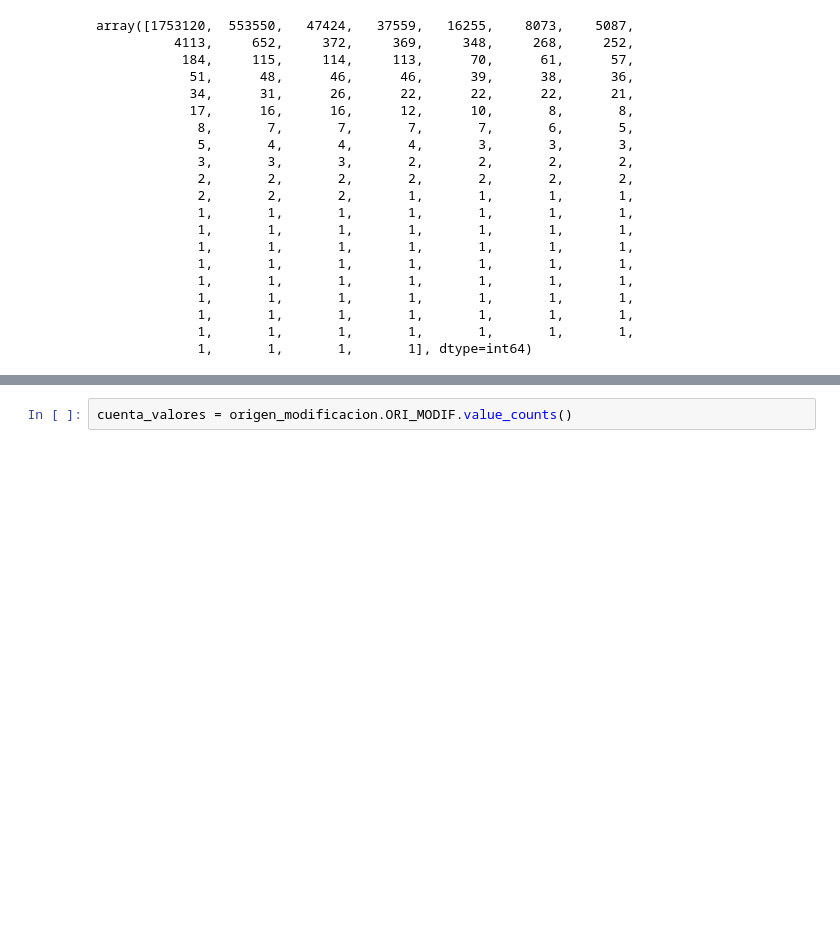
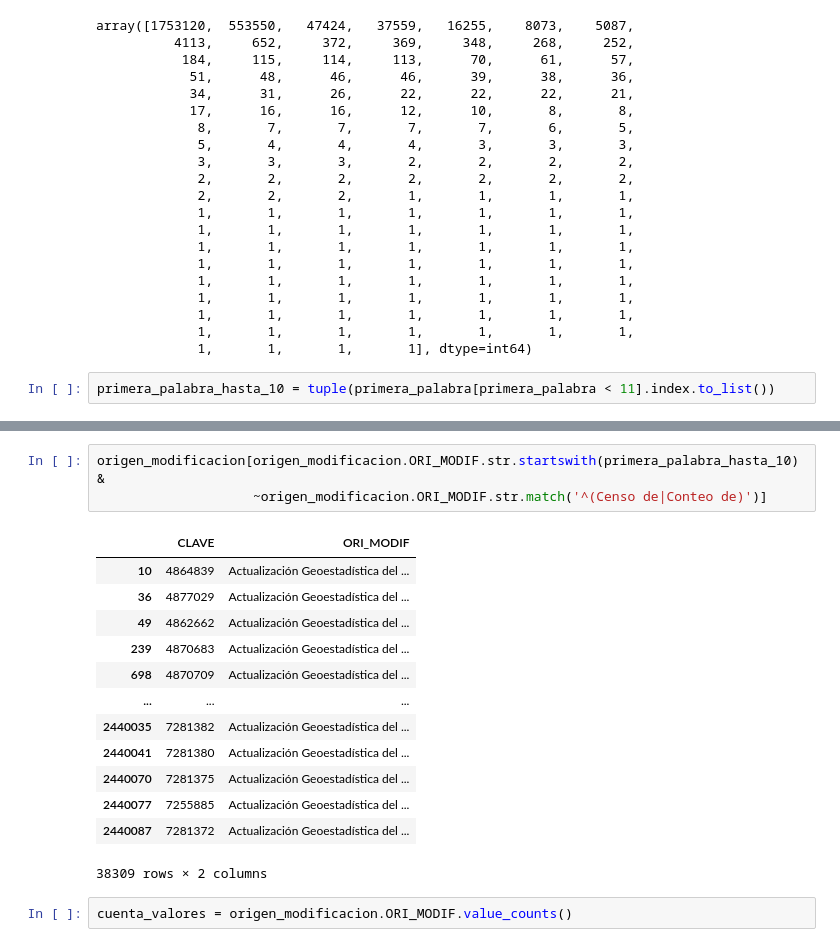
Before and after one commit to lorgid1/ArchivoHistoricoDeLocalidades, a Jupyter notebook: analisis_movimientos.ipynb, the cells around one changed output, grey strips where cells are left out. Saved outputs shown, nothing was run; the diff lists cells and outputs as text; blank space fills up the shorter version.

Commit message:
Still working on ORI_MODIF
Se sigue en el analisis de la columna ORI_MODIF

```diff
--- a/analisis_movimientos.ipynb
+++ b/analisis_movimientos.ipynb
@@ -127,3 +143,5 @@ array([1753120,  553550,   47424,   37559,   16255,    8073,    5087,
              1,       1,       1,       1,       1,       1,       1,
              1,       1,       1,       1,       1,       1,       1,
              1,       1,       1,       1], dtype=int64)
+# %%
+primera_palabra_hasta_10 = tuple(primera_palabra[primera_palabra < 11].index.to_list())
@@ -130,3 +168,20 @@ array([1753120,  553550,   47424,   37559,   16255,    8073,    5087,
+# %%
+origen_modificacion[origen_modificacion.ORI_MODIF.str.startswith(primera_palabra_hasta_10) &
+                    ~origen_modificacion.ORI_MODIF.str.match('^(Censo de|Conteo de)')]
+# %% [output]
+|  | CLAVE | ORI_MODIF |
+| 10 | 4864839 | Actualización Geoestadística del ... |
+| 36 | 4877029 | Actualización Geoestadística del ... |
+| 49 | 4862662 | Actualización Geoestadística del ... |
+| 239 | 4870683 | Actualización Geoestadística del ... |
+| 698 | 4870709 | Actualización Geoestadística del ... |
+| ... | ... | ... |
+| 2440035 | 7281382 | Actualización Geoestadística del ... |
+| 2440041 | 7281380 | Actualización Geoestadística del ... |
+| 2440070 | 7281375 | Actualización Geoestadística del ... |
+| 2440077 | 7255885 | Actualización Geoestadística del ... |
+| 2440087 | 7281372 | Actualización Geoestadística del ... |
+38309 rows × 2 columns
 # %%
 cuenta_valores = origen_modificacion.ORI_MODIF.value_counts()
 # %%
```
Also changed, not shown: parts of 7 cells of this notebook, 1 other file.
